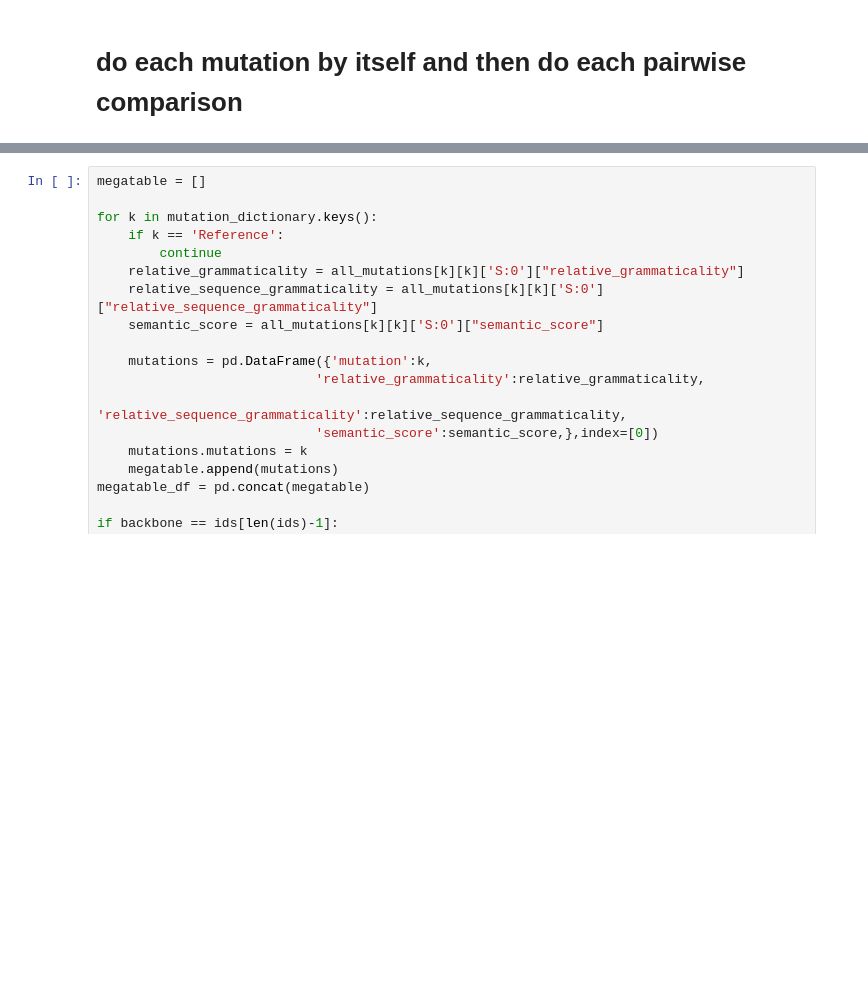
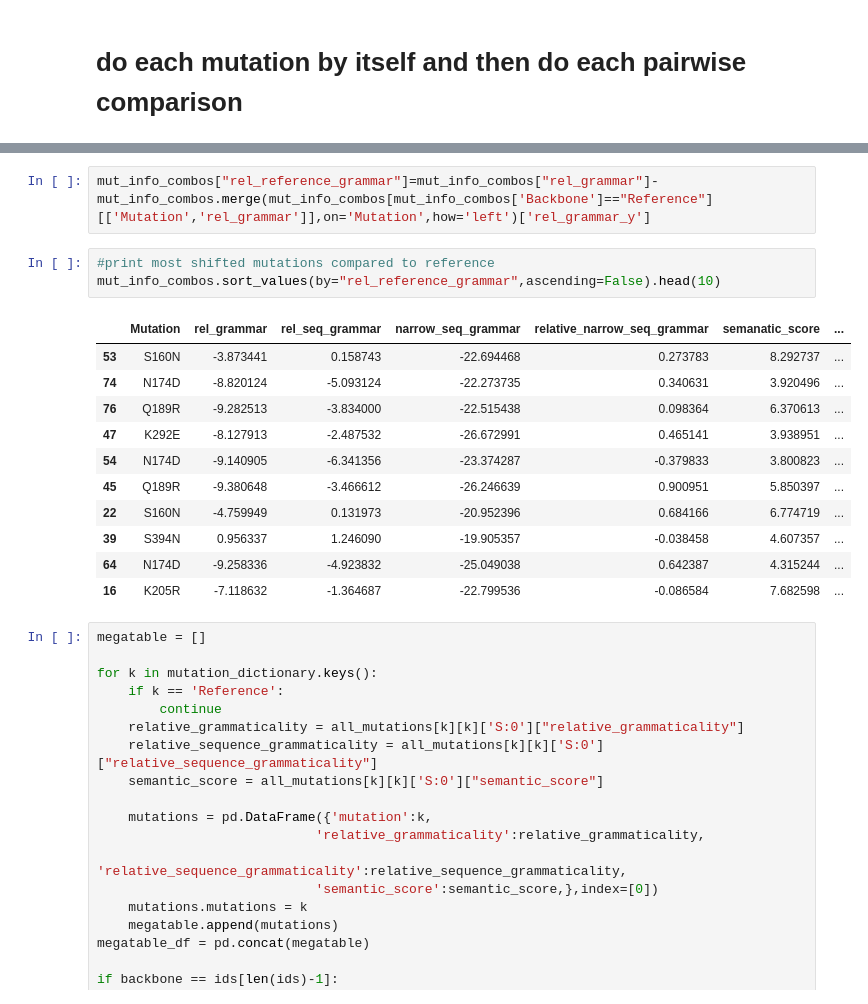
Before and after one commit to omaclean/PLM_SARS-CoV-2, a Jupyter notebook: Notebooks/OM_influenza/Epistasis_hugging_face.ipynb, the cells around one changed output, grey strips where cells are left out. Cells and saved outputs as stored; diff of their text form; blank space fills up the shorter version.

```diff
--- a/Notebooks/OM_influenza/Epistasis_hugging_face.ipynb
+++ b/Notebooks/OM_influenza/Epistasis_hugging_face.ipynb
@@ -225,3 +263,20 @@ mut_info_combos=pd.DataFrame(mut_info_rows)
+# %%
+mut_info_combos["rel_reference_grammar"]=mut_info_combos["rel_grammar"]-mut_info_combos.merge(mut_info_combos[mut_info_combos['Backbone']=="Reference"][['Mutation','rel_grammar']],on='Mutation',how='left')['rel_grammar_y']
+# %%
+#print most shifted mutations compared to reference
+mut_info_combos.sort_values(by="rel_reference_grammar",ascending=False).head(10)
+# %% [output]
+|  | Mutation | rel_grammar | rel_seq_grammar | narrow_seq_grammar | relative_narrow_seq_grammar | semanatic_score | ... |
+| 53 | S160N | -3.873441 | 0.158743 | -22.694468 | 0.273783 | 8.292737 | ... |
+| 74 | N174D | -8.820124 | -5.093124 | -22.273735 | 0.340631 | 3.920496 | ... |
+| 76 | Q189R | -9.282513 | -3.834000 | -22.515438 | 0.098364 | 6.370613 | ... |
+| 47 | K292E | -8.127913 | -2.487532 | -26.672991 | 0.465141 | 3.938951 | ... |
+| 54 | N174D | -9.140905 | -6.341356 | -23.374287 | -0.379833 | 3.800823 | ... |
+| 45 | Q189R | -9.380648 | -3.466612 | -26.246639 | 0.900951 | 5.850397 | ... |
+| 22 | S160N | -4.759949 | 0.131973 | -20.952396 | 0.684166 | 6.774719 | ... |
+| 39 | S394N | 0.956337 | 1.246090 | -19.905357 | -0.038458 | 4.607357 | ... |
+| 64 | N174D | -9.258336 | -4.923832 | -25.049038 | 0.642387 | 4.315244 | ... |
+| 16 | K205R | -7.118632 | -1.364687 | -22.799536 | -0.086584 | 7.682598 | ... |
 # %%
 megatable = []
 
```
Also changed, not shown: parts of 6 cells of this notebook, 1 other file.
